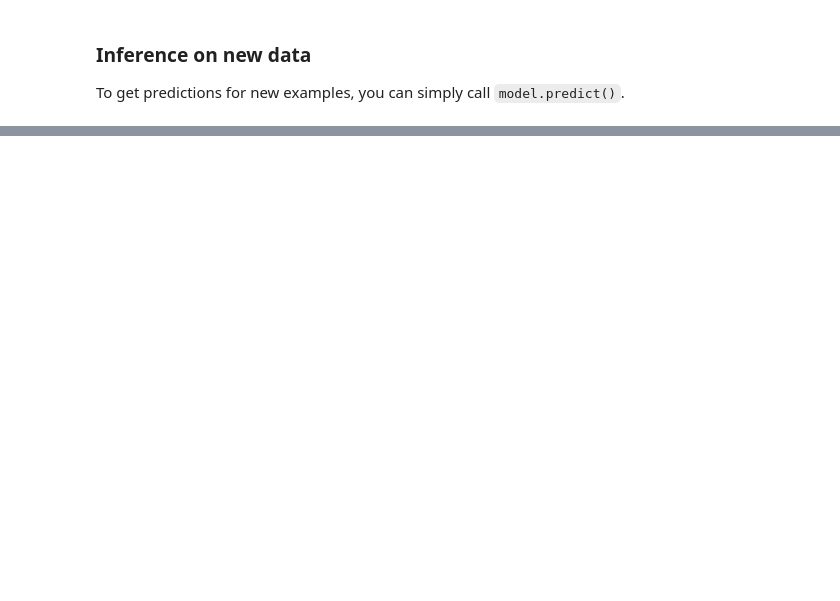
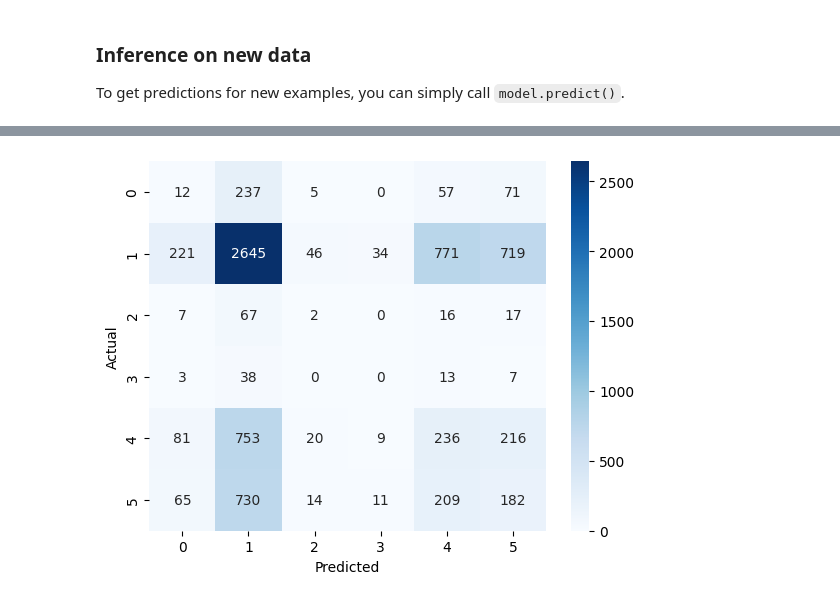
Before and after one commit to Alireza-Akhavan/deeplearning-tensorflow2-notebooks, a Jupyter notebook: 27-text_classification-persian.ipynb, the cells around one changed output, grey strips where cells are left out. Cells and saved outputs as stored; diff of their text form; code cells hidden in the pictures; blank space fills up the shorter version.

```diff
--- a/27-text_classification-persian.ipynb
+++ b/27-text_classification-persian.ipynb
@@ -444,0 +448,6 @@ for r in results:
+# %%
+features = raw_val_ds.map(lambda x, y: x)
+labels = raw_val_ds.map(lambda x, y: y)
+# %%
+predictions = export_model.predict(features)
+predicted_classes = tf.math.argmax(predictions, axis=-1)
@@ -444,0 +456,9 @@ for r in results:
+# %%
+# Get the actual data from the MapDataset object
+labels_list = list(labels.as_numpy_iterator())
+
+# Flatten the batched labels
+labels = np.concatenate(labels_list, axis=0)
+# %%
+confusion_mtx = tf.math.confusion_matrix(labels, predicted_classes)
+confusion_mtx
@@ -444,0 +473,11 @@ for r in results:
+# %%
+import seaborn as sns
+import matplotlib.pyplot as plt
+
+
+sns.heatmap(confusion_mtx, annot=True, fmt='d', cmap='Blues')
+plt.xlabel('Predicted')
+plt.ylabel('Actual')
+plt.show()
+# %% [output]
+[figure, added]
```
Also changed, not shown: parts of 21 cells of this notebook.
